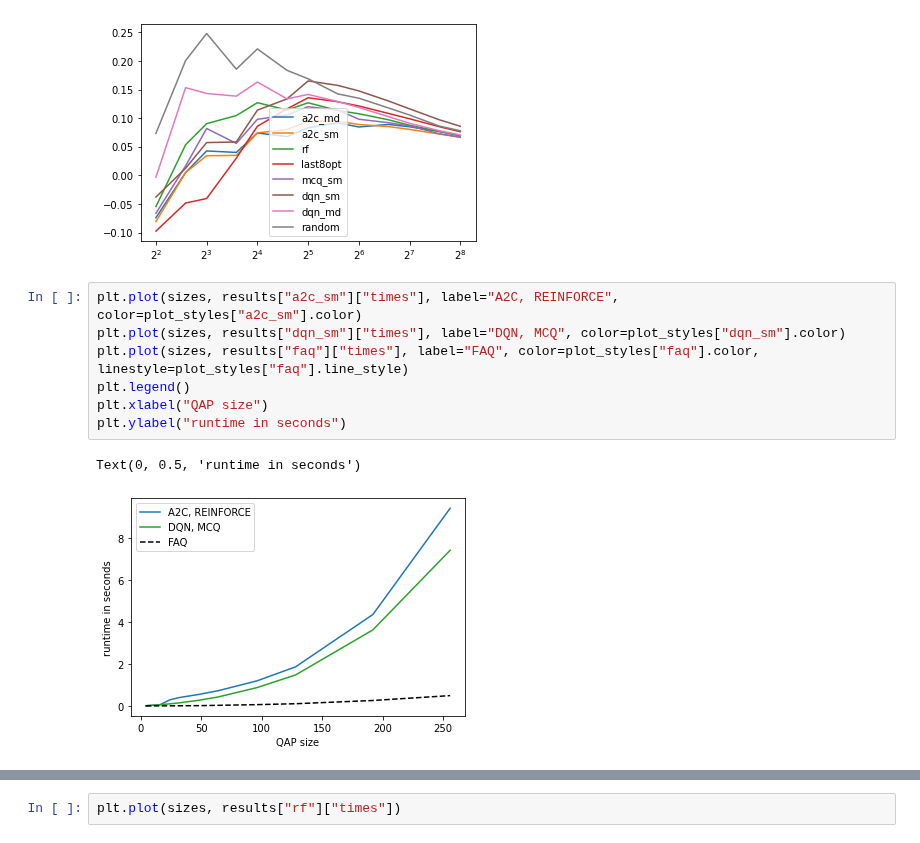
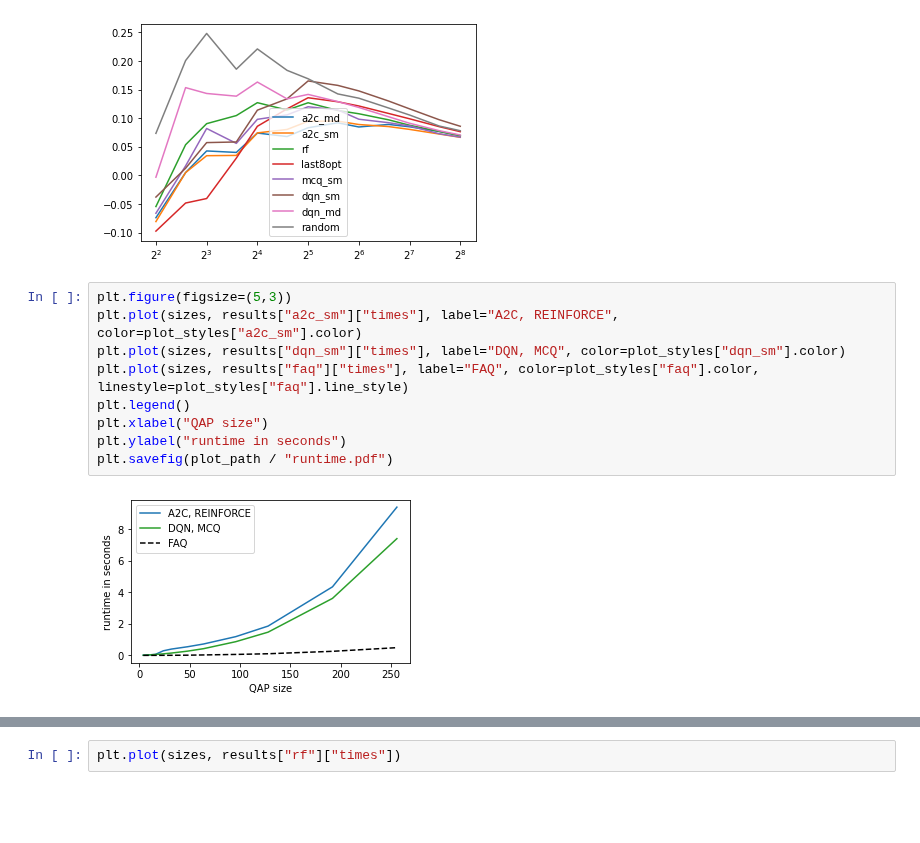
Before and after one commit to timgott/DeepQAP, a Jupyter notebook: evaluation/Generalization_by_size.ipynb, the cells around one changed output, grey strips where cells are left out. Cells and saved outputs as stored; diff of their text form; blank space fills up the shorter version.

Commit message:
Fix bbox of runtime plots

```diff
--- a/evaluation/Generalization_by_size.ipynb
+++ b/evaluation/Generalization_by_size.ipynb
@@ -319,13 +319,14 @@ plt.semilogx(base=2)
 []
 [figure]
 # %%
+plt.figure(figsize=(5,3))
 plt.plot(sizes, results["a2c_sm"]["times"], label="A2C, REINFORCE", color=plot_styles["a2c_sm"].color)
 plt.plot(sizes, results["dqn_sm"]["times"], label="DQN, MCQ", color=plot_styles["dqn_sm"].color)
 plt.plot(sizes, results["faq"]["times"], label="FAQ", color=plot_styles["faq"].color, linestyle=plot_styles["faq"].line_style)
 plt.legend()
 plt.xlabel("QAP size")
 plt.ylabel("runtime in seconds")
+plt.savefig(plot_path / "runtime.pdf")
 # %% [output]
-Text(0, 0.5, 'runtime in seconds')
-[figure, old version]
+[figure, new version]
 # %%
```
Also changed, not shown: parts of 1 cell of this notebook.
